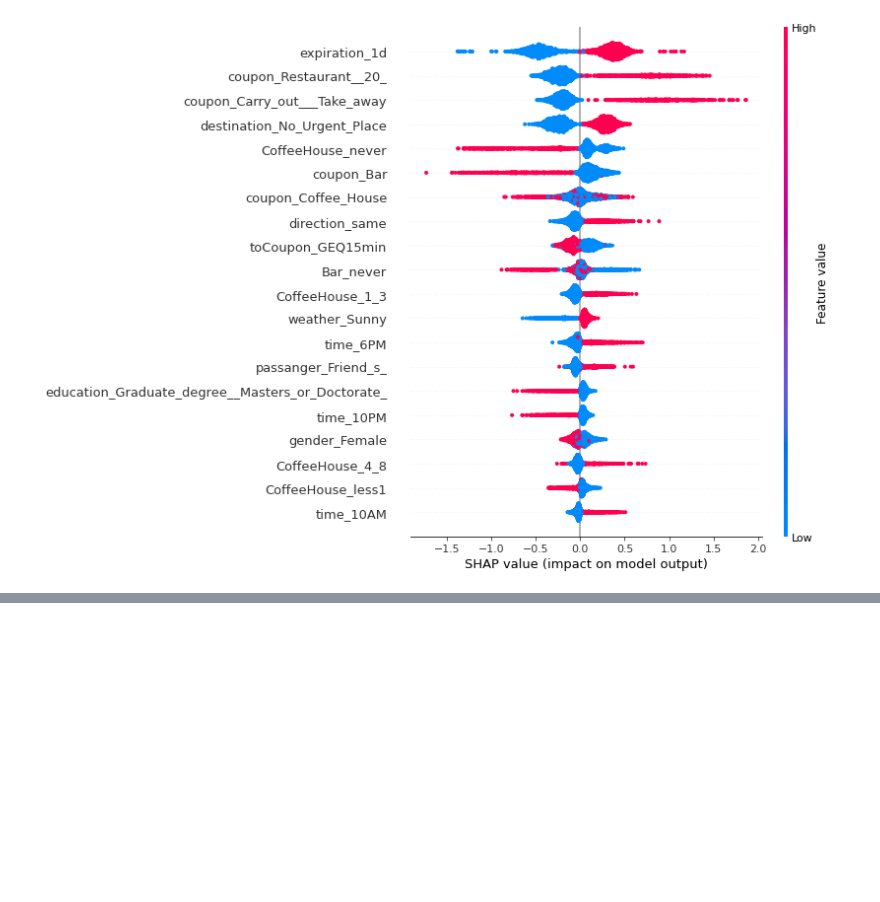
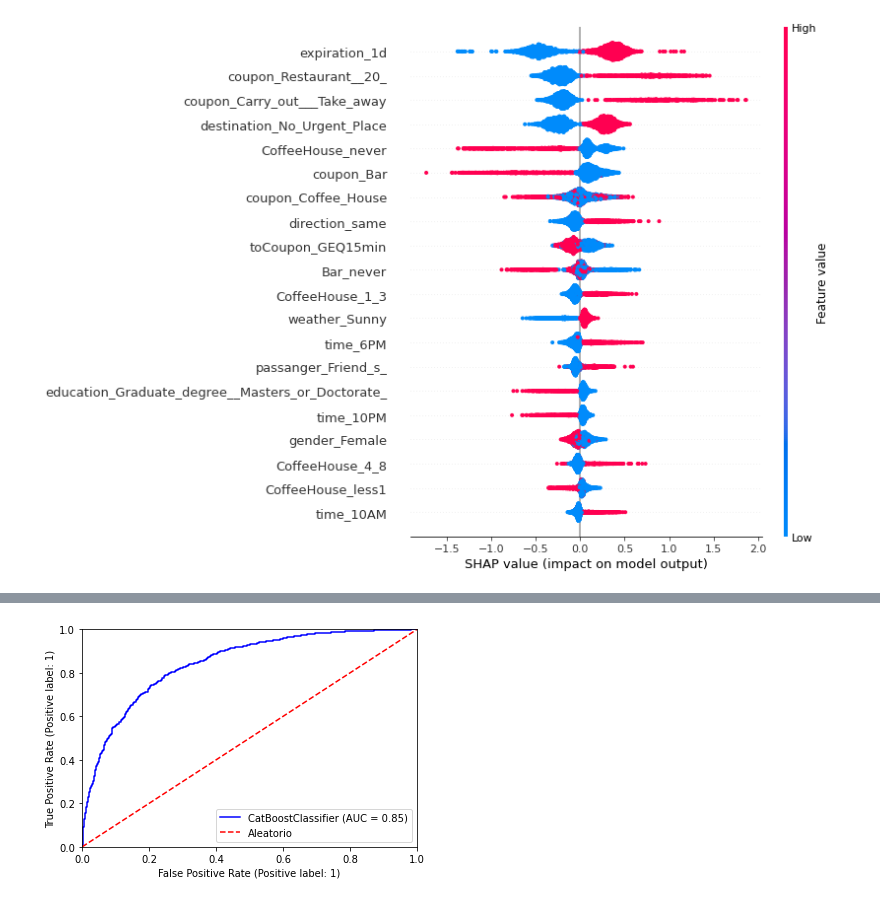
Before and after one commit to dsantospucp/20221ML_GRUPOF, a Jupyter notebook: Experimentación_algoritmos_basado_arboles.ipynb, the cells around one changed output, grey strips where cells are left out. Drawn from its saved outputs; the diff is of its cells as text; code cells hidden in the pictures; blank space fills up the shorter version.

```diff
--- a/Experimentación_algoritmos_basado_arboles.ipynb
+++ b/Experimentación_algoritmos_basado_arboles.ipynb
@@ -1780,0 +1888,4 @@ shap.summary_plot(shap_values[1], X_test)
+# %%
+# Encontraremos los mejores parámetros utilizando el 10% de las combinaciones posibles.
+n_iter = int(25 *1)
+n_iter
@@ -1780,0 +1962,7 @@ shap.summary_plot(shap_values[1], X_test)
+# %%
+search_grid = {
+               'max_depth': [4,5,6],
+               'learning_rate': [0.01, 0.1, 0.075]}
+
+print('Los valores a probar en la búsqueda en grilla son:')
+pprint(search_grid)
@@ -1780,0 +1972,11 @@ shap.summary_plot(shap_values[1], X_test)
+# %%
+model_catb_opt = CatBoostClassifier()
+model_catb_opt = RandomizedSearchCV(estimator = model_catb_opt,
+                               param_distributions = search_grid,
+                               n_iter = n_iter,
+                               cv = 10,          # Validación cruzada 10-fold
+                               verbose=2,
+                               random_state=0,
+                               n_jobs = -1      # Paralelizar en todos los cores disponibles
+                               )
+model_catb_opt.fit(X_train, y_train)
@@ -1780,0 +2030,7 @@ shap.summary_plot(shap_values[1], X_test)
+# %%
+# Reentrenamiento del modelo con los mejores parámetros.
+#Entrenamos el árbol de clasificación - Modelo base.
+model_catb_opt = CatBoostClassifier(learning_rate = 0.1,
+                                        max_depth = 6)
+
+model_catb_opt.fit(X_train, y_train)
@@ -1780,0 +2119,17 @@ shap.summary_plot(shap_values[1], X_test)
+# %%
+# Curva AUC
+import matplotlib.pyplot as plt
+y_pred_val = model_catb_opt.predict_proba(X_test)[:,1]
+auc_roc = roc_auc_score(y_test, y_pred_val)
+#print('AUC =', auc_roc)
+#fig = plt.figure(figsize=(12,4))
+#fig, ax = plt.subplots(figsize = (12,8))
+#RocCurveDisplay.from_estimator(model_catb_opt, X_test, y_test, color = 'blue')
+plot_roc_curve(model_catb_opt, X_test, y_test, color = 'blue')
+plt.plot([0,1], [0,1], linestyle='--', label = 'Aleatorio', color = 'red')
+plt.xlim(0,1)
+plt.ylim(0,1)
+plt.legend()
+plt.show()
+# %% [output]
+[figure, added]
```
Also changed, not shown: parts of 22 cells of this notebook.
